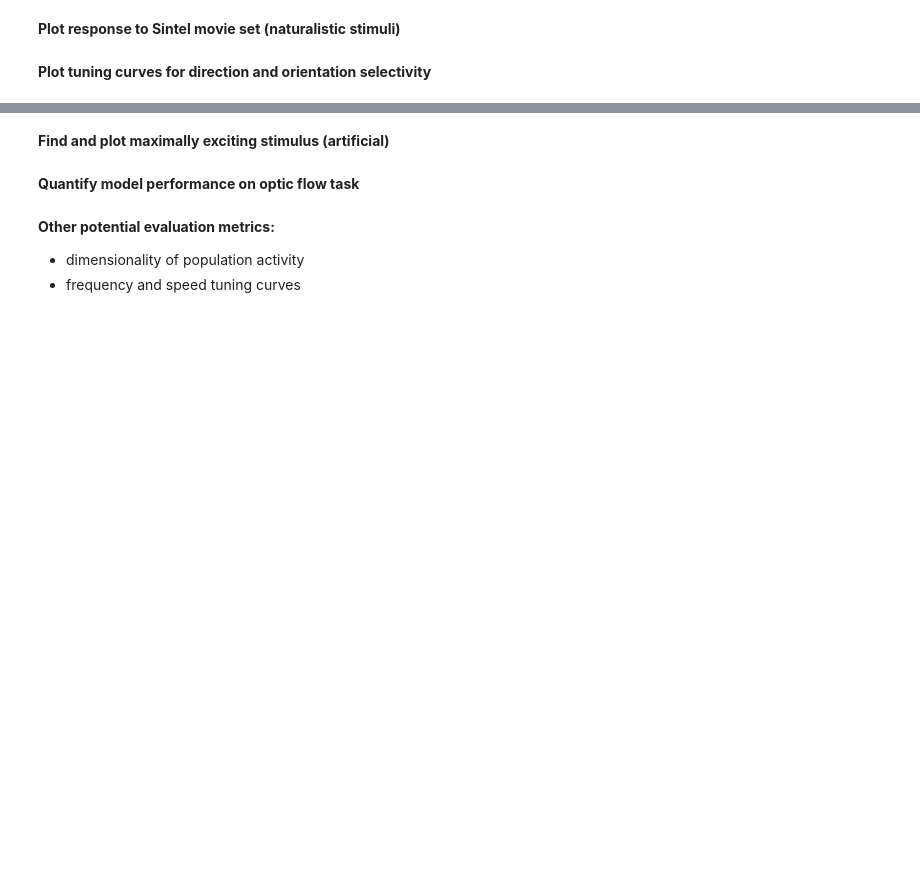
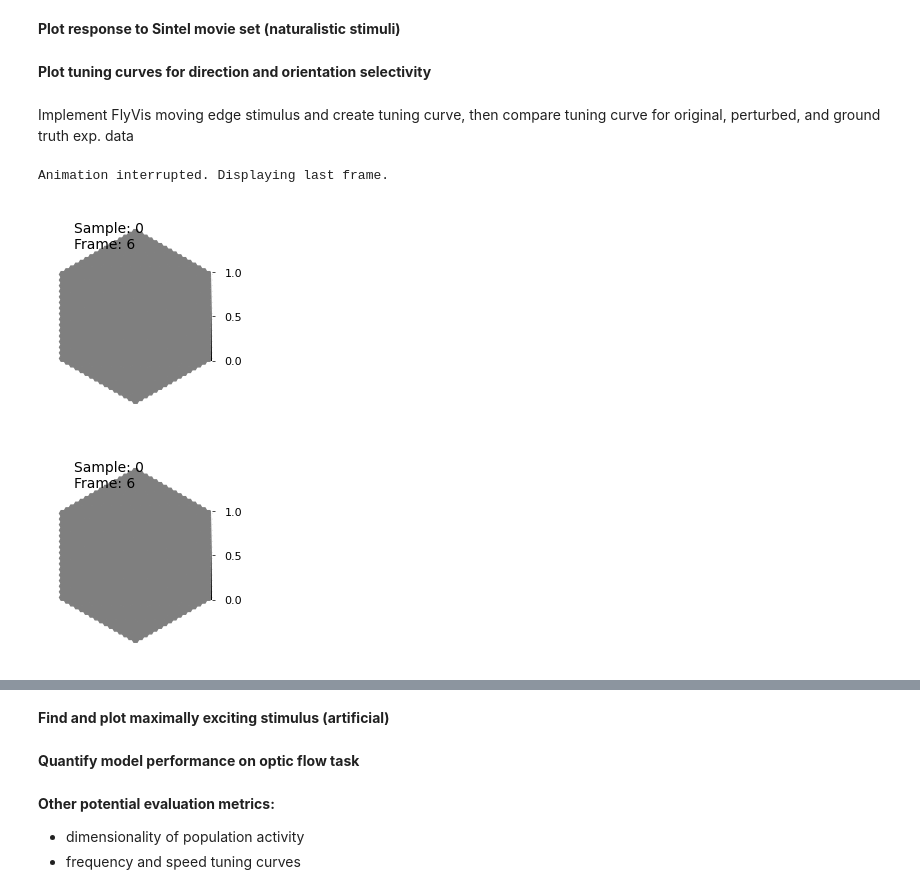
Before and after one commit to deangeckt/fly_wire_perturbations, a Jupyter notebook: evaluate_performance.ipynb, the cells around one changed output, grey strips where cells are left out. Cells and saved outputs as stored; diff of their text form; code cells hidden in the pictures; blank space fills up the shorter version.

```diff
--- a/evaluate_performance.ipynb
+++ b/evaluate_performance.ipynb
@@ -155,3 +330,5 @@ cell_types = connectome.unique_cell_types
 **Plot response to Sintel movie set (naturalistic stimuli)**
 # %% [markdown]
 **Plot tuning curves for direction and orientation selectivity**
+# %% [markdown]
+Implement FlyVis moving edge stimulus and create tuning curve, then compare tuning curve for original, perturbed, and ground truth exp. data
@@ -157,0 +338,29 @@ cell_types = connectome.unique_cell_types
+# %%
+# initialize dataset
+# make the dataset
+dataset = MovingEdge(
+    offsets=[-10, 11],  # offset of bar from center in 1 * radians(2.25) led size
+    intensities=[0, 1],  # intensity of bar
+    speeds=[19],  # speed of bar in 1 * radians(5.8) / s
+    height=80,  # height of moving bar in 1 * radians(2.25) led size
+    post_pad_mode="continue",  # for post-stimulus period, continue with the last frame of the stimulus
+    t_pre=1.0,  # duration of pre-stimulus period
+    t_post=1.0,  # duration of post-stimulus period
+    dt=1 / 200,  # temporal resolution of rendered video
+    angles=list(np.arange(0, 360, 30)),  # motion direction (orthogonal to edge)
+)
+# %%
+# view stimulus parameters
+dataset.arg_df
+# the dataset has four samples, one corresponding to each row
+
+# visualize single sample
+# %#matplotlib notebook
+animation = HexScatter(
+    dataset[3][None, ::25, None], vmin=0, vmax=1
+)  # intensity=1, radius=6
+animation.animate_in_notebook()
+# %% [output]
+Animation interrupted. Displaying last frame.
+[figure, added]
+[figure, added]
```
Also changed, not shown: parts of 42 cells of this notebook.
